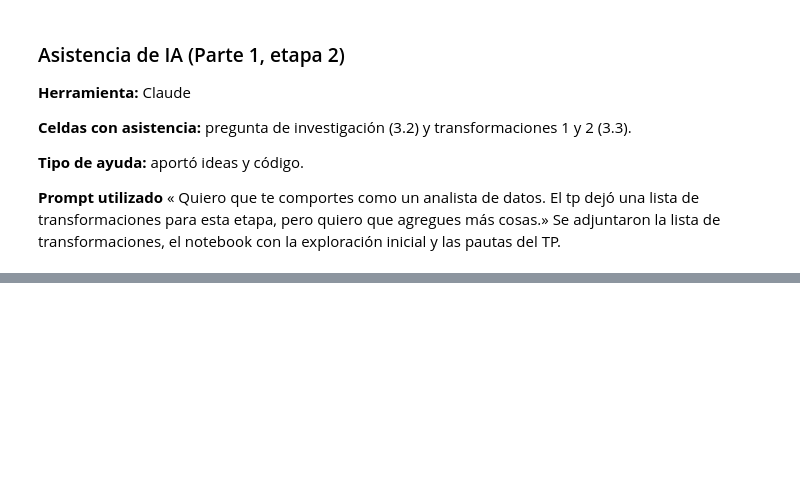
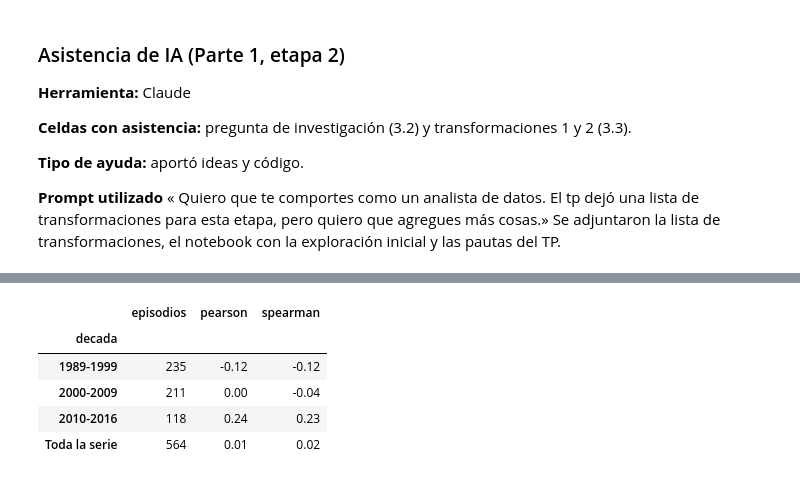
Before and after one commit to enedenao/tp_labo, a Jupyter notebook: notebook.ipynb, the cells around one changed output, grey strips where cells are left out. Saved outputs shown, nothing was run; the diff lists cells and outputs as text; code cells hidden in the pictures; blank space fills up the shorter version.

```diff
--- a/notebook.ipynb
+++ b/notebook.ipynb
@@ -466,0 +604,19 @@ dtype: int64
+# %%
+def correlaciones(df):
+    return pd.Series({
+        "episodios": len(df),
+        "pearson": df["pct_principales"].corr(df["imdb_rating"], method="pearson"),
+        "spearman": df["pct_principales"].corr(df["imdb_rating"], method="spearman"),
+    })
+
+corr_decada = base.groupby("decada")[["pct_principales", "imdb_rating"]].apply(correlaciones)
+corr_decada.loc["Toda la serie"] = correlaciones(base)
+corr_decada["episodios"] = corr_decada["episodios"].astype(int)
+display(corr_decada.round(2))
+# %% [output]
+|  | episodios | pearson | spearman |
+| decada |  |  |  |
+| 1989-1999 | 235 | -0.12 | -0.12 |
+| 2000-2009 | 211 | 0.00 | -0.04 |
+| 2010-2016 | 118 | 0.24 | 0.23 |
+| Toda la serie | 564 | 0.01 | 0.02 |
```
Also changed, not shown: parts of 14 cells of this notebook.
